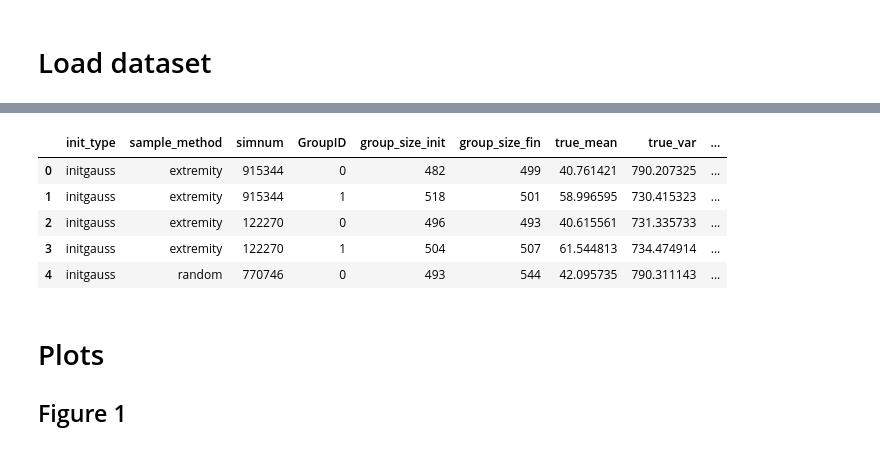
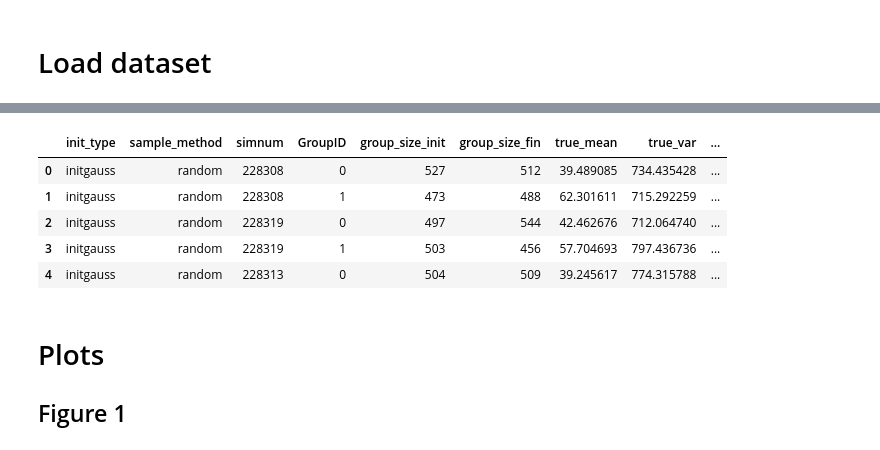
Before and after one commit to vincentmwong/groupshift-model, a Jupyter notebook: groupshift_analysis3.ipynb, the cells around one changed output, grey strips where cells are left out. Cells and saved outputs as stored; diff of their text form; code cells hidden in the pictures.

```diff
--- a/groupshift_analysis3.ipynb
+++ b/groupshift_analysis3.ipynb
@@ -93,7 +75,7 @@ import numpy as np
 # Load base dataset
 # -----------------------------
 
-df = pd.read_csv("/l/nx/data/groupshift/simdata/results_2026_02_19_19_53.csv")
+df = pd.read_csv("/l/nx/data/groupshift/simdata/results_2026_02_20_13_48.csv")
 df.reset_index(drop=True, inplace=True)
 
 LOW_POLE  = 0
@@ -126,38 +108,38 @@ df["pole"] = np.where(
 df["pole_sign"] = np.where(df["pole"] == "high", 1, -1)
 
 # -----------------------------
 # Signed ingroup misperception
 # -----------------------------
 
 df["signed_discrepancy"] = (
     df["pole_sign"] * (df["percept_fin"] - df["true_mean"])
 )
 
 # -----------------------------
 # Reorder columns for readability
 # -----------------------------
 
 df.loc[:, ["init_type",
            "sample_method",
            "simnum",
            "GroupID",
            "group_size_init",
            "group_size_fin",
            "true_mean",
            "true_var",
            "percept_init",
            "percept_fin",
            "pole",
            "pole_sign",
            "signed_discrepancy"]
            ].head()
 # %% [output]
 |  | init_type | sample_method | simnum | GroupID | group_size_init | group_size_fin | true_mean | true_var | ... |
-| 0 | initgauss | extremity | 915344 | 0 | 482 | 499 | 40.761421 | 790.207325 | ... |
-| 1 | initgauss | extremity | 915344 | 1 | 518 | 501 | 58.996595 | 730.415323 | ... |
-| 2 | initgauss | extremity | 122270 | 0 | 496 | 493 | 40.615561 | 731.335733 | ... |
-| 3 | initgauss | extremity | 122270 | 1 | 504 | 507 | 61.544813 | 734.474914 | ... |
-| 4 | initgauss | random | 770746 | 0 | 493 | 544 | 42.095735 | 790.311143 | ... |
+| 0 | initgauss | random | 228308 | 0 | 527 | 512 | 39.489085 | 734.435428 | ... |
+| 1 | initgauss | random | 228308 | 1 | 473 | 488 | 62.301611 | 715.292259 | ... |
+| 2 | initgauss | random | 228319 | 0 | 497 | 544 | 42.462676 | 712.064740 | ... |
+| 3 | initgauss | random | 228319 | 1 | 503 | 456 | 57.704693 | 797.436736 | ... |
+| 4 | initgauss | random | 228313 | 0 | 504 | 509 | 39.245617 | 774.315788 | ... |
 # %% [markdown]
 # Plots
 ## Figure 1
```
Also changed, not shown: parts of 9 cells of this notebook, 6 other files.
